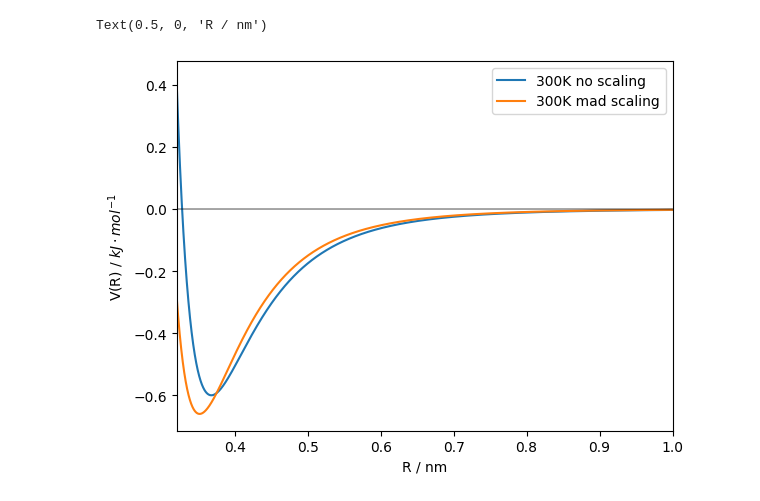
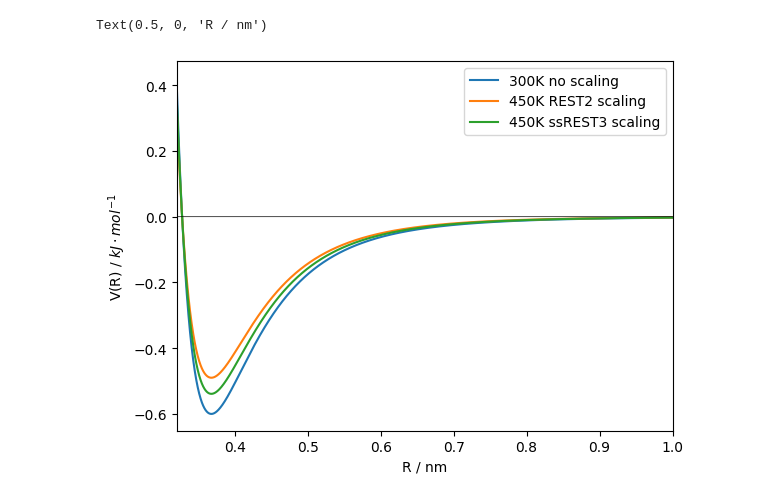
Before and after one commit to koreyr/enhanced_sampling_chapter, a Jupyter notebook: Figure_a/lj_curve.ipynb, the cells around one changed output. Saved outputs shown, nothing was run; the diff lists cells and outputs as text; code cells hidden in the pictures.

Commit message:
fig_a with saved figure

```diff
--- a/Figure_a/lj_curve.ipynb
+++ b/Figure_a/lj_curve.ipynb
@@ -4,27 +9,21 @@ import matplotlib.pyplot as plt
 # %%
-def V_vdw(eps:"2molecules"=[0.5,0.27], sigma:"2molecules"=[0.1,0.2],r:float=0.12):
-    effective_eps, effective_sigma = np.sqrt(np.prod(eps)), np.mean(sigma)
-    C6 = (effective_sigma/r)**6
-    return 4*effective_eps*((C6)**2-C6)
-# atom   sigma ,  epsilon
-wat_O = [3.15365e-01,9.98989e-01]
-prot_CA = [3.39967e-01,3.59824e-01]
-sigma, eps = np.stack([prot_CA,wat_O]).T
 # atom   sigma ,  epsilon
 wat_O = [3.15365e-01,9.98989e-01]
 prot_CA = [3.39967e-01,3.59824e-01]
 sigma, eps = np.stack([prot_CA,wat_O]).T
 
-scalefac = np.array([1,1.1])
+scalefac_K = np.array([1,1.1])
+scalefac_L = np.array([1, 300/450])
 R=np.linspace(0.32,1, 10000)
 
 plt.plot(R,V_vdw(eps=eps,sigma=sigma,r=R), label="300K no scaling")
-plt.plot(R,V_vdw(eps=eps*scalefac**2,sigma=sigma/scalefac,r=R), label="300K mad scaling")
+plt.plot(R,V_vdw(eps=eps*scalefac_L,sigma=sigma,r=R), label="450K REST2 scaling")
+plt.plot(R,V_vdw(eps=eps*scalefac_K**2*scalefac_L,sigma=sigma,r=R), label="450K ssREST3 scaling")
 plt.plot(R,np.zeros_like(R), c='k', linewidth=0.5)
 plt.legend()
 plt.xlim(R[0],R[-1])
 plt.ylabel("V(R) / $kJ \cdot mol^{-1}$")
 plt.xlabel('R / nm')
 # %% [output]
 Text(0.5, 0, 'R / nm')
-[figure, old version]
+[figure, new version]
```
Also changed, not shown: parts of 3 cells of this notebook, 2 other files.
